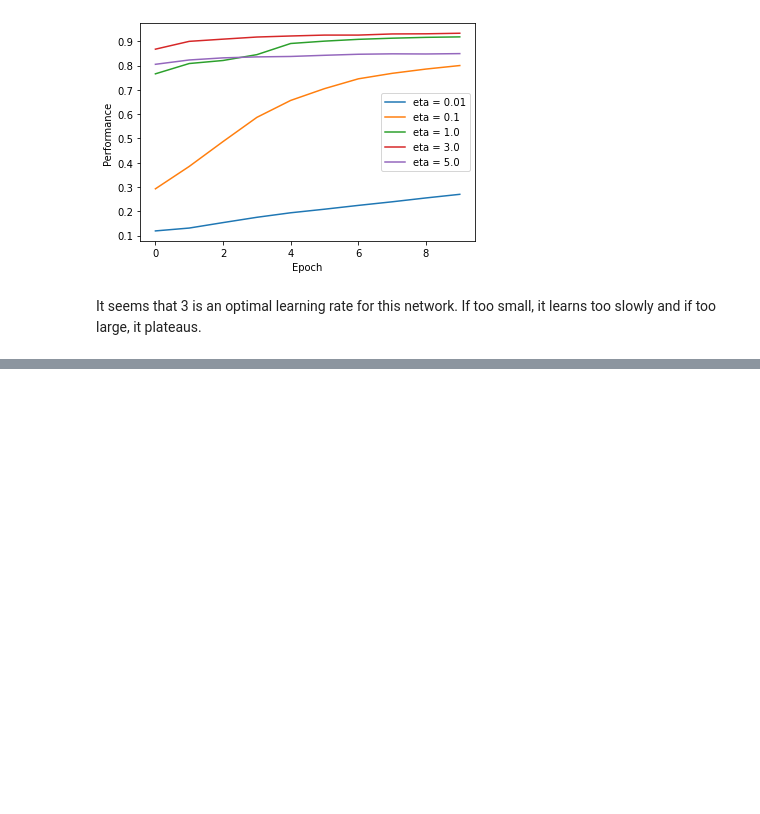
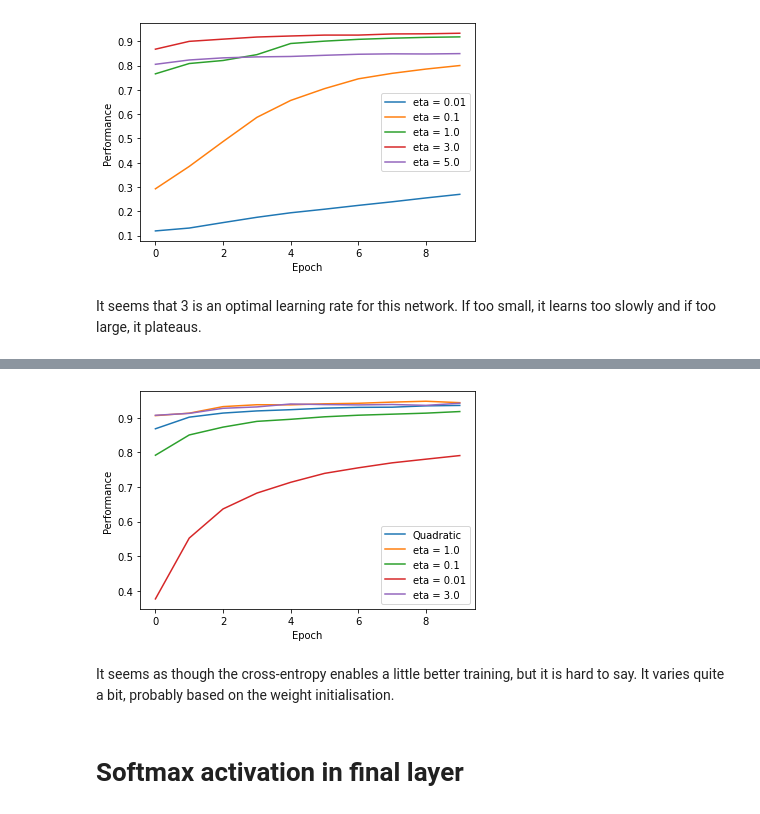
Before and after one commit to mpernow/neural-networks, a Jupyter notebook: nn_test.ipynb, the cells around one changed output, grey strips where cells are left out. Drawn from its saved outputs; the diff is of its cells as text; code cells hidden in the pictures; blank space fills up the shorter version.

```diff
--- a/nn_test.ipynb
+++ b/nn_test.ipynb
@@ -191,0 +214,7 @@ It seems that 3 is an optimal learning rate for this network. If too small, it l
+# %%
+netCE1 = nn.NN()
+netCE1.set_cost(nn.CrossEntropyCost)
+netCE1.set_layers([784, 30, 10])
+netCE1.init_weights_and_biases()
+progressCE1 = netCE1.SGD(training_data, 30, 10, 1.0, test_data)
+netCE1.evaluate(test_data)
@@ -191,0 +233,7 @@ It seems that 3 is an optimal learning rate for this network. If too small, it l
+# %%
+netCE2 = nn.NN()
+netCE2.set_cost(nn.CrossEntropyCost)
+netCE2.set_layers([784, 30, 10])
+netCE2.init_weights_and_biases()
+progressCE2 = netCE2.SGD(training_data, 30, 10, 0.1, test_data)
+netCE2.evaluate(test_data)
@@ -191,0 +252,7 @@ It seems that 3 is an optimal learning rate for this network. If too small, it l
+# %%
+netCE3 = nn.NN()
+netCE3.set_cost(nn.CrossEntropyCost)
+netCE3.set_layers([784, 30, 10])
+netCE3.init_weights_and_biases()
+progressCE3 = netCE3.SGD(training_data, 30, 10, 0.01, test_data)
+netCE3.evaluate(test_data)
@@ -191,0 +271,7 @@ It seems that 3 is an optimal learning rate for this network. If too small, it l
+# %%
+netCE4 = nn.NN()
+netCE4.set_cost(nn.CrossEntropyCost)
+netCE4.set_layers([784, 30, 10])
+netCE4.init_weights_and_biases()
+progressCE4 = netCE4.SGD(training_data, 30, 10, 3.0, test_data)
+netCE4.evaluate(test_data)
@@ -191,0 +290,17 @@ It seems that 3 is an optimal learning rate for this network. If too small, it l
+# %%
+fig, ax = plt.subplots()
+ax.plot(progress, label='Quadratic')
+ax.plot(progressCE1, label='eta = 1.0')
+ax.plot(progressCE2, label='eta = 0.1')
+ax.plot(progressCE3, label='eta = 0.01')
+ax.plot(progressCE4, label='eta = 3.0')
+ax.set_xlabel('Epoch')
+ax.set_ylabel('Performance')
+ax.legend()
+plt.show()
+# %% [output]
+[figure, added]
+# %% [markdown]
+It seems as though the cross-entropy enables a little better training, but it is hard to say. It varies quite a bit, probably based on the weight initialisation.
+# %% [markdown]
+# Softmax activation in final layer
```
Also changed, not shown: parts of 13 cells of this notebook, 1 other file.
